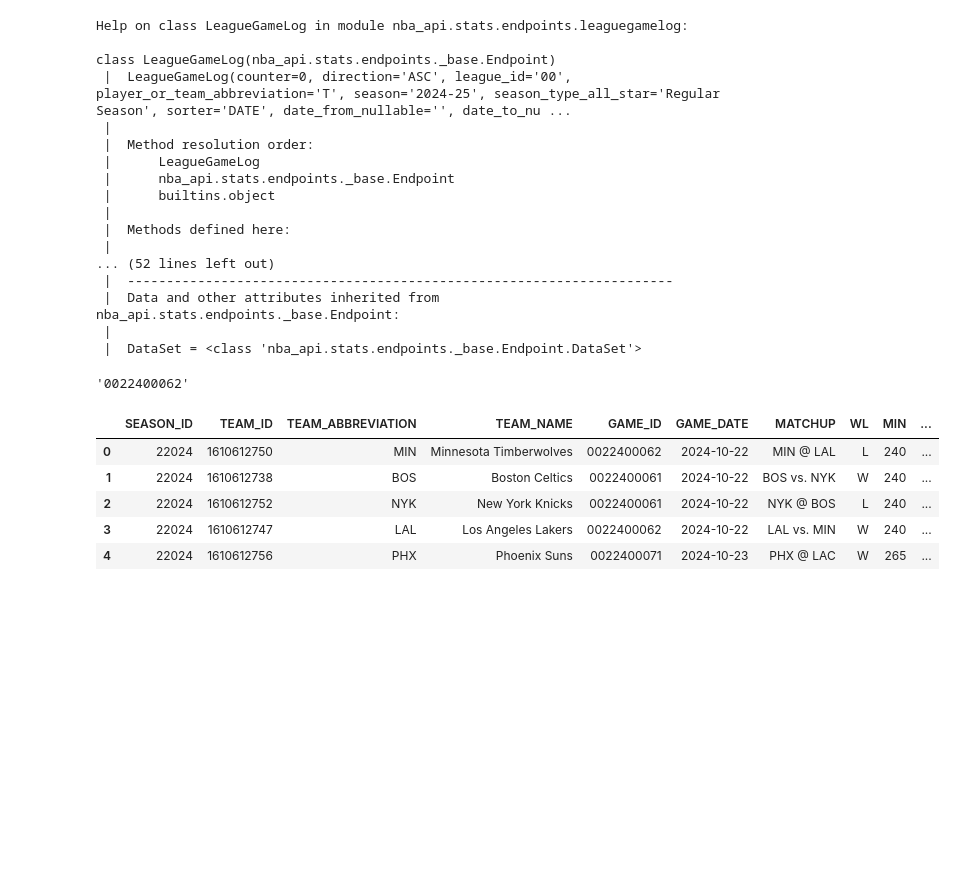
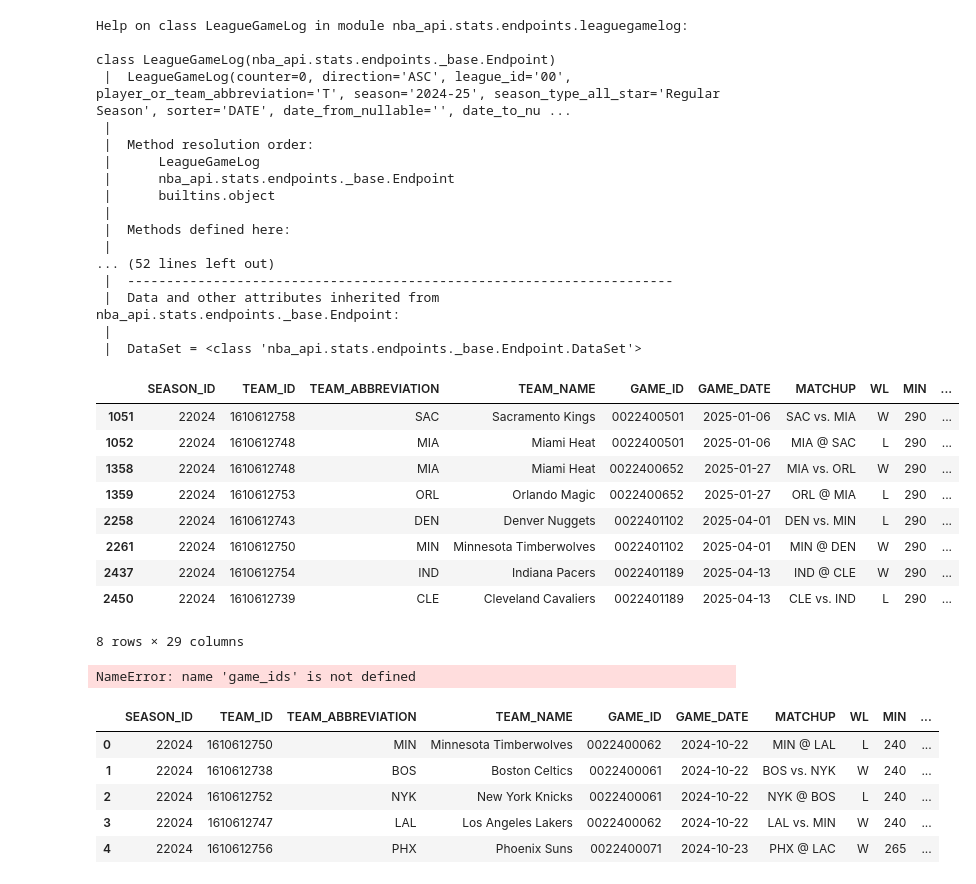
Before and after one commit to dominik-sv/NBA-Adjusted-Plus-Minus, a Jupyter notebook: same_lineup_data.ipynb, the cells around one changed output. Drawn from its saved outputs; the diff is of its cells as text; code cells hidden in the pictures; blank space fills up the shorter version.

```diff
--- a/same_lineup_data.ipynb
+++ b/same_lineup_data.ipynb
@@ -31,10 +31,22 @@ for season in seasons:
     game_log = LeagueGameLog(season= '2024-25').get_data_frames()[0]
 # %%
 df = pd.DataFrame(game_log)
+df[df['MIN'] > 265]
+# %% [output]
+|  | SEASON_ID | TEAM_ID | TEAM_ABBREVIATION | TEAM_NAME | GAME_ID | GAME_DATE | MATCHUP | WL | MIN | ... |
+| 1051 | 22024 | 1610612758 | SAC | Sacramento Kings | 0022400501 | 2025-01-06 | SAC vs. MIA | W | 290 | ... |
+| 1052 | 22024 | 1610612748 | MIA | Miami Heat | 0022400501 | 2025-01-06 | MIA @ SAC | L | 290 | ... |
+| 1358 | 22024 | 1610612748 | MIA | Miami Heat | 0022400652 | 2025-01-27 | MIA vs. ORL | W | 290 | ... |
+| 1359 | 22024 | 1610612753 | ORL | Orlando Magic | 0022400652 | 2025-01-27 | ORL @ MIA | L | 290 | ... |
+| 2258 | 22024 | 1610612743 | DEN | Denver Nuggets | 0022401102 | 2025-04-01 | DEN vs. MIN | L | 290 | ... |
+| 2261 | 22024 | 1610612750 | MIN | Minnesota Timberwolves | 0022401102 | 2025-04-01 | MIN @ DEN | W | 290 | ... |
+| 2437 | 22024 | 1610612754 | IND | Indiana Pacers | 0022401189 | 2025-04-13 | IND @ CLE | W | 290 | ... |
+| 2450 | 22024 | 1610612739 | CLE | Cleveland Cavaliers | 0022401189 | 2025-04-13 | CLE vs. IND | L | 290 | ... |
+8 rows × 29 columns
 # %%
-game_ids[0]
+game_ids[:20]
 # %% [output]
-'0022400062'
+NameError: name 'game_ids' is not defined
 # %%
 df.head()
 # %% [output]
```
Also changed, not shown: 4 other files.
